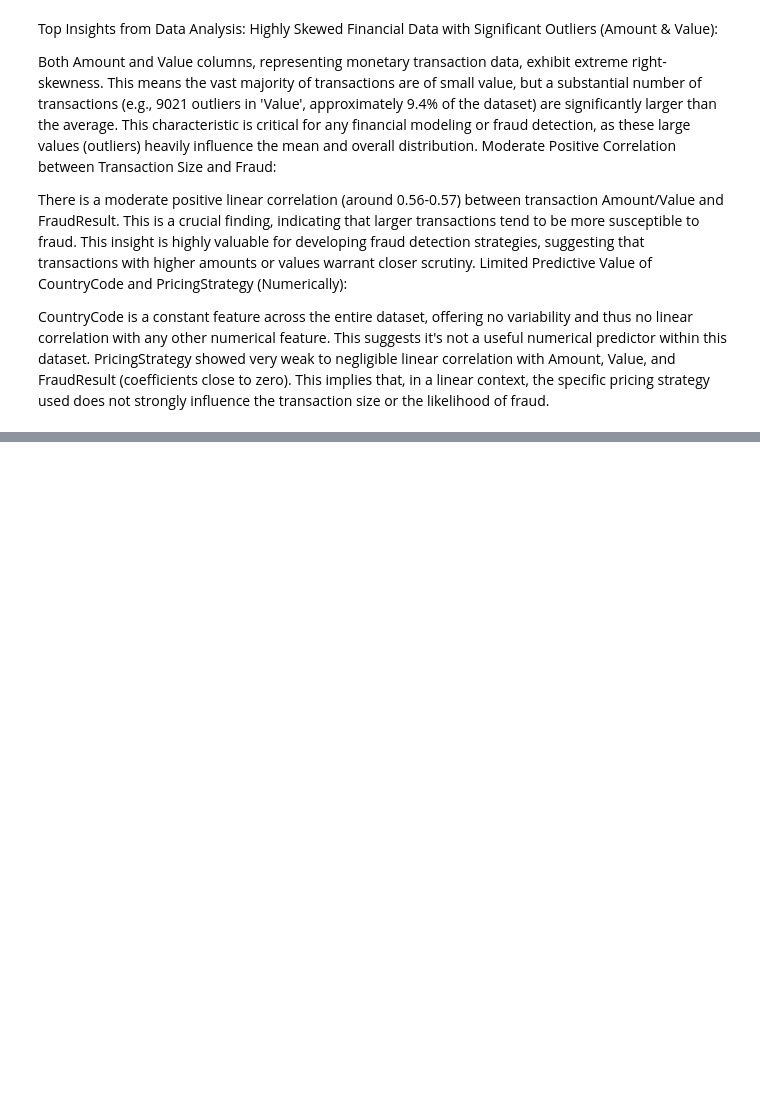
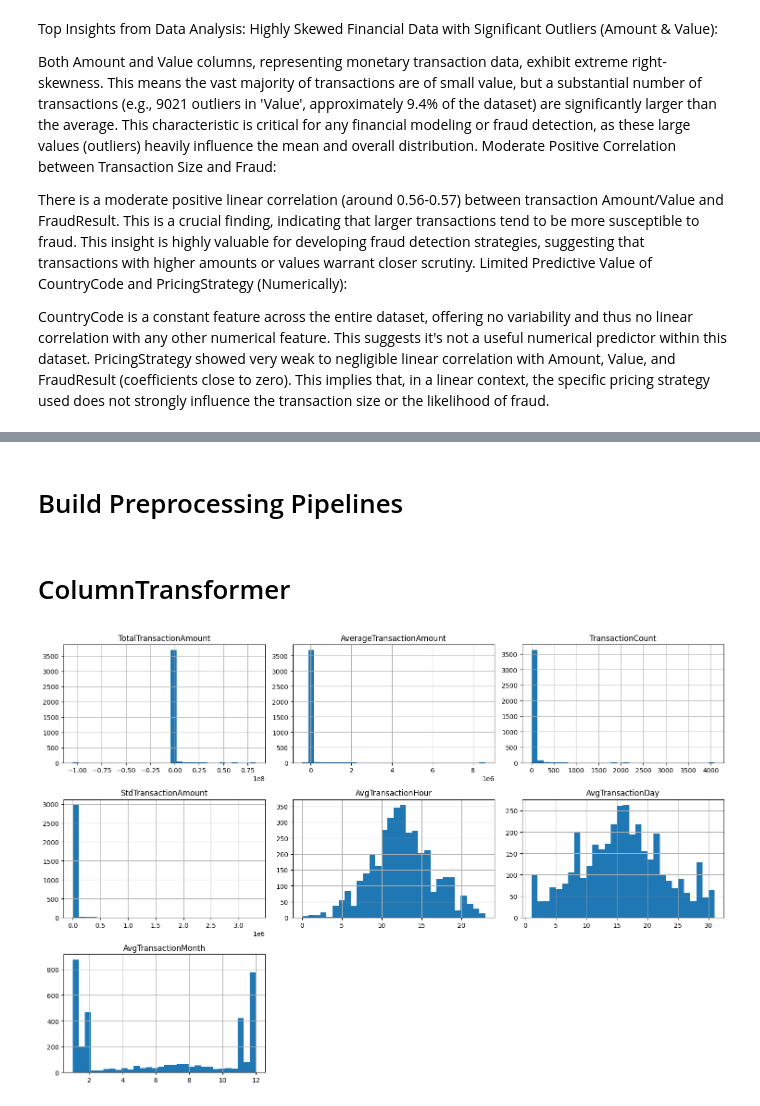
Before and after one commit to Habtu32/credit-risk-model, a Jupyter notebook: notebooks/eda.ipynb, the cells around one changed output, grey strips where cells are left out. Cells and saved outputs as stored; diff of their text form; code cells hidden in the pictures; blank space fills up the shorter version.

```diff
--- a/notebooks/eda.ipynb
+++ b/notebooks/eda.ipynb
@@ -157,0 +327,11 @@ PricingStrategy showed very weak to negligible linear correlation with Amount, V
+# %%
+customer_agg = df.groupby('CustomerId').agg(
+    TotalTransactionAmount=('Amount', 'sum'),
+    AverageTransactionAmount=('Amount', 'mean'),
+    TransactionCount=('Amount', 'count'),
+    StdTransactionAmount=('Amount', 'std'),
+
+    AvgTransactionHour=('TransactionHour', 'mean'),
+    AvgTransactionDay=('TransactionDay', 'mean'),
+    AvgTransactionMonth=('TransactionMonth', 'mean')
+).reset_index()
@@ -157,0 +340,4 @@ PricingStrategy showed very weak to negligible linear correlation with Amount, V
+# %%
+fraud_label = df.groupby('CustomerId')['FraudResult'].max().reset_index()
+
+customer_df = customer_agg.merge(fraud_label, on='CustomerId', how='left')
@@ -157,0 +346,3 @@ PricingStrategy showed very weak to negligible linear correlation with Amount, V
+# %%
+X = customer_df.drop(columns=['CustomerId', 'FraudResult'])
+y = customer_df['FraudResult']
@@ -157,0 +351,5 @@ PricingStrategy showed very weak to negligible linear correlation with Amount, V
+# %%
+numeric_features = X.columns.tolist()
+categorical_features = []  # none at customer level now
+# %% [markdown]
+# Build Preprocessing Pipelines
@@ -157,0 +361,2 @@ PricingStrategy showed very weak to negligible linear correlation with Amount, V
+# %% [markdown]
+# ColumnTransformer
@@ -157,0 +371,9 @@ PricingStrategy showed very weak to negligible linear correlation with Amount, V
+# %%
+import matplotlib
+import matplotlib.pyplot as plt
+
+customer_df[numeric_features].hist(bins=30, figsize=(15,10))
+plt.tight_layout()
+plt.show()
+# %% [output]
+[figure, added]
```
Also changed, not shown: parts of 31 cells of this notebook.
